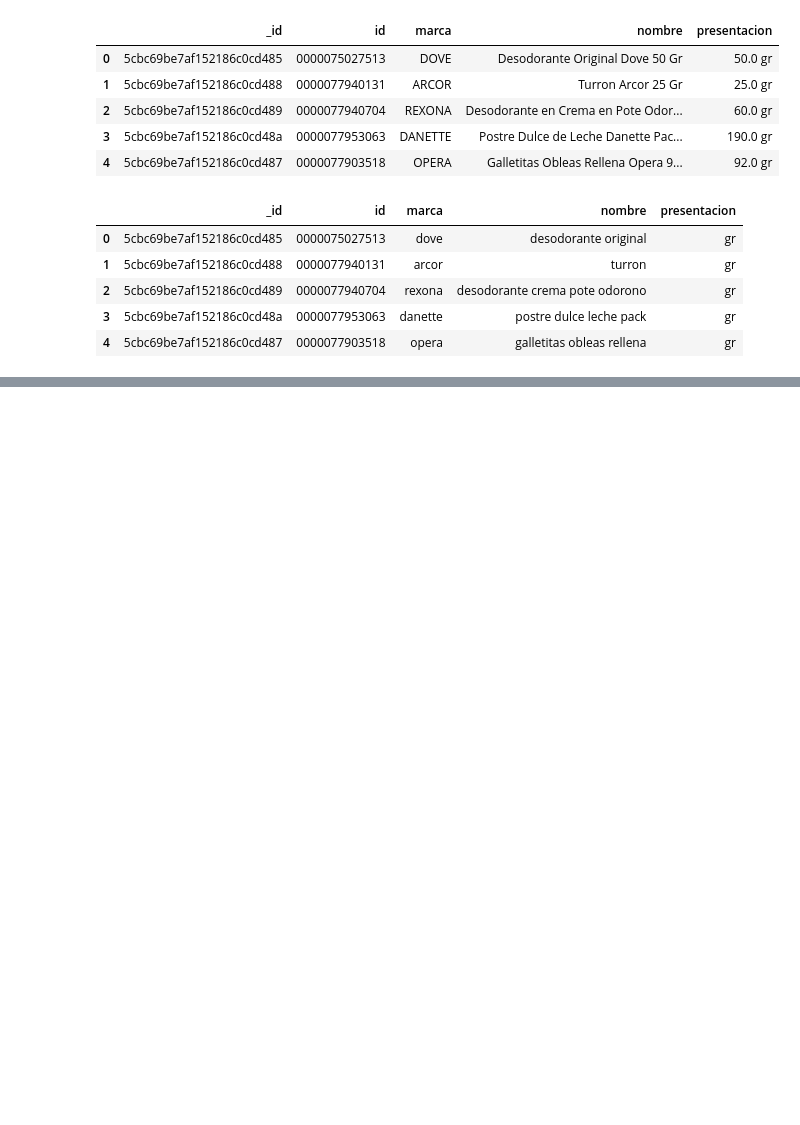
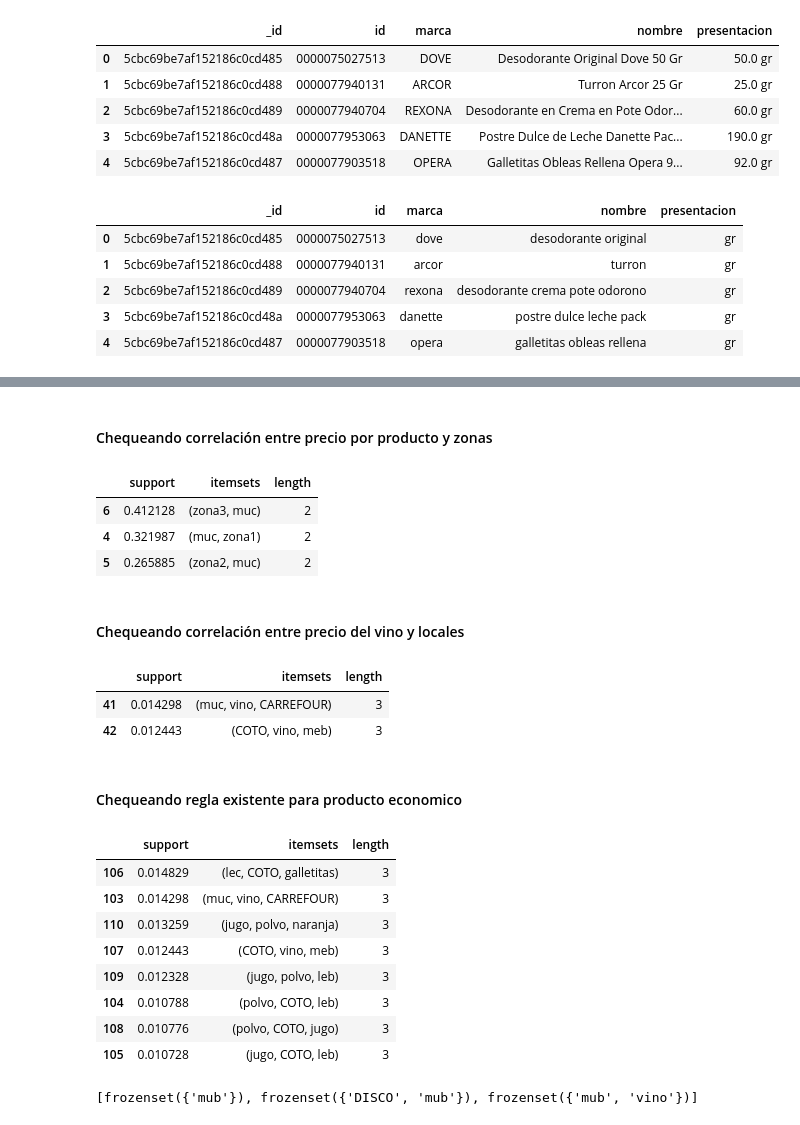
Before and after one commit to lopezrubenml/tp2, a Jupyter notebook: TP2.ipynb, the cells around one changed output, grey strips where cells are left out. Cells and saved outputs as stored; diff of their text form; code cells hidden in the pictures; blank space fills up the shorter version.

```diff
--- a/TP2.ipynb
+++ b/TP2.ipynb
@@ -333,0 +324,8 @@ apriori(productos1.drop(['_id', 'id', 'marca', 'nombre', 'presentacion', 'nombre
+# %%
+#Unifico con dataset de precios_final
+
+df_unif=pd.merge(precios_final,sucursales2,left_on='sucursal',right_on='id')
+df_unif=pd.merge(df_unif,productos1,left_on='producto',right_on='id')
+# %%
+#Elimino variables que no
+df_unif=df_unif.drop(['_id','id_x','id_y','nombre', 'sucursal','presentacion'], axis = 1)
@@ -333,0 +334,8 @@ apriori(productos1.drop(['_id', 'id', 'marca', 'nombre', 'presentacion', 'nombre
+# %%
+def aprioridf(df):
+    df_apriori=df.dropna()
+    df_apriori=df_apriori.values.tolist()
+    te = TransactionEncoder()
+    te_ary = te.fit(df_apriori).transform(df_apriori)
+    df_apriori = pd.DataFrame(te_ary, columns=te.columns_)
+    return df_apriori
@@ -333,0 +382,2 @@ apriori(productos1.drop(['_id', 'id', 'marca', 'nombre', 'presentacion', 'nombre
+# %% [markdown]
+#### Chequeando correlación entre precio por producto y zonas
@@ -333,0 +391,15 @@ apriori(productos1.drop(['_id', 'id', 'marca', 'nombre', 'presentacion', 'nombre
+# %%
+df_fuerte_local=apriori(df_fuerte, min_support=0.01, use_colnames=True).sort_values('support',ascending=False)
+df_fuerte_local['length'] = df_fuerte_local['itemsets'].apply(lambda x: len(x))
+df_fuerte_local[ (df_fuerte_local['length'] == 2) ]
+
+#Osea puede que algo este mal... que onda si tengo mas zona3? debería de haber agrupado antes?
+#Sii, las variables las tendria que hacer para mi agrupado, si es que quiero responder estas preguntas con una variable que resulta de una agrupacion...
+#La otra sería no usar support sino algo que tenga en cuanta la repeticiond e las variables en el dataset, estilo tfidf
+# %% [output]
+|  | support | itemsets | length |
+| 6 | 0.412128 | (zona3, muc) | 2 |
+| 4 | 0.321987 | (muc, zona1) | 2 |
+| 5 | 0.265885 | (zona2, muc) | 2 |
+# %% [markdown]
+#### Chequeando correlación entre precio del vino y locales
@@ -333,0 +412,41 @@ apriori(productos1.drop(['_id', 'id', 'marca', 'nombre', 'presentacion', 'nombre
+# %%
+df_fuerte_local=apriori(df_fuerte, min_support=0.01, use_colnames=True).sort_values('support',ascending=False)
+df_fuerte_local['length'] = df_fuerte_local['itemsets'].apply(lambda x: len(x))
+df_fuerte_local[ (df_fuerte_local['length'] == 3) ]
+
+#Osea puede que algo este mal... que onda si tengo mas zona3? debería de haber agrupado antes?
+#Sii, las variables las tendria que hacer para mi agrupado, si es que quiero responder estas preguntas con una variable que resulta de una agrupacion...
+#La otra sería no usar support sino algo que tenga en cuanta la repeticiond e las variables en el dataset, estilo tfidf
+# %% [output]
+|  | support | itemsets | length |
+| 41 | 0.014298 | (muc, vino, CARREFOUR) | 3 |
+| 42 | 0.012443 | (COTO, vino, meb) | 3 |
+# %% [markdown]
+#### Chequeando regla existente para producto economico
+# %%
+df_fuerte=df_unif[['prm_cat','local']]
+df_fuerte=aprioridf(df_fuerte)
+
+df_fuerte=pd.concat([df_fuerte,df_unif[['vino','galletitas', 'polvo', 'pack', 'leche', \
+                                        'vainilla', 'jugo', 'agua', 'light', 'chocolate', 'naranja',\
+                                         'doypack', 'aerosol']]],axis=1)
+# %%
+df_fuerte_local=apriori(df_fuerte, min_support=0.01, use_colnames=True).sort_values('support',ascending=False)
+df_fuerte_local['length'] = df_fuerte_local['itemsets'].apply(lambda x: len(x))
+df_fuerte_local[(df_fuerte_local['length'] == 3)]
+
+#que onda que no me sale
+# %% [output]
+|  | support | itemsets | length |
+| 106 | 0.014829 | (lec, COTO, galletitas) | 3 |
+| 103 | 0.014298 | (muc, vino, CARREFOUR) | 3 |
+| 110 | 0.013259 | (jugo, polvo, naranja) | 3 |
+| 107 | 0.012443 | (COTO, vino, meb) | 3 |
+| 109 | 0.012328 | (jugo, polvo, leb) | 3 |
+| 104 | 0.010788 | (polvo, COTO, leb) | 3 |
+| 108 | 0.010776 | (polvo, COTO, jugo) | 3 |
+| 105 | 0.010728 | (jugo, COTO, leb) | 3 |
+# %%
+[x for x in df_fuerte_local['itemsets'] if 'mub'in x]
+# %% [output]
+[frozenset({'mub'}), frozenset({'DISCO', 'mub'}), frozenset({'mub', 'vino'})]
```
Also changed, not shown: parts of 22 cells of this notebook, 2 other files.
